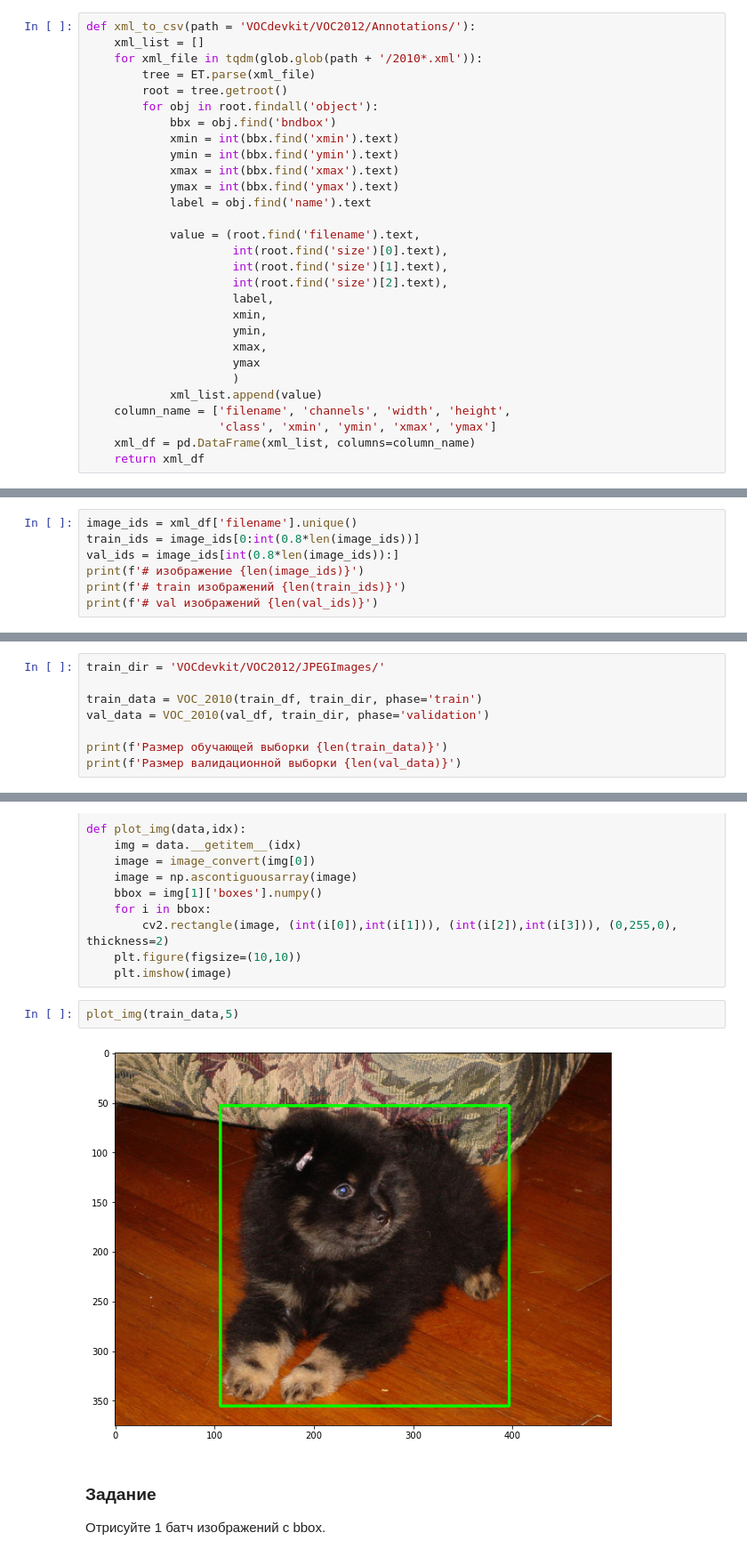
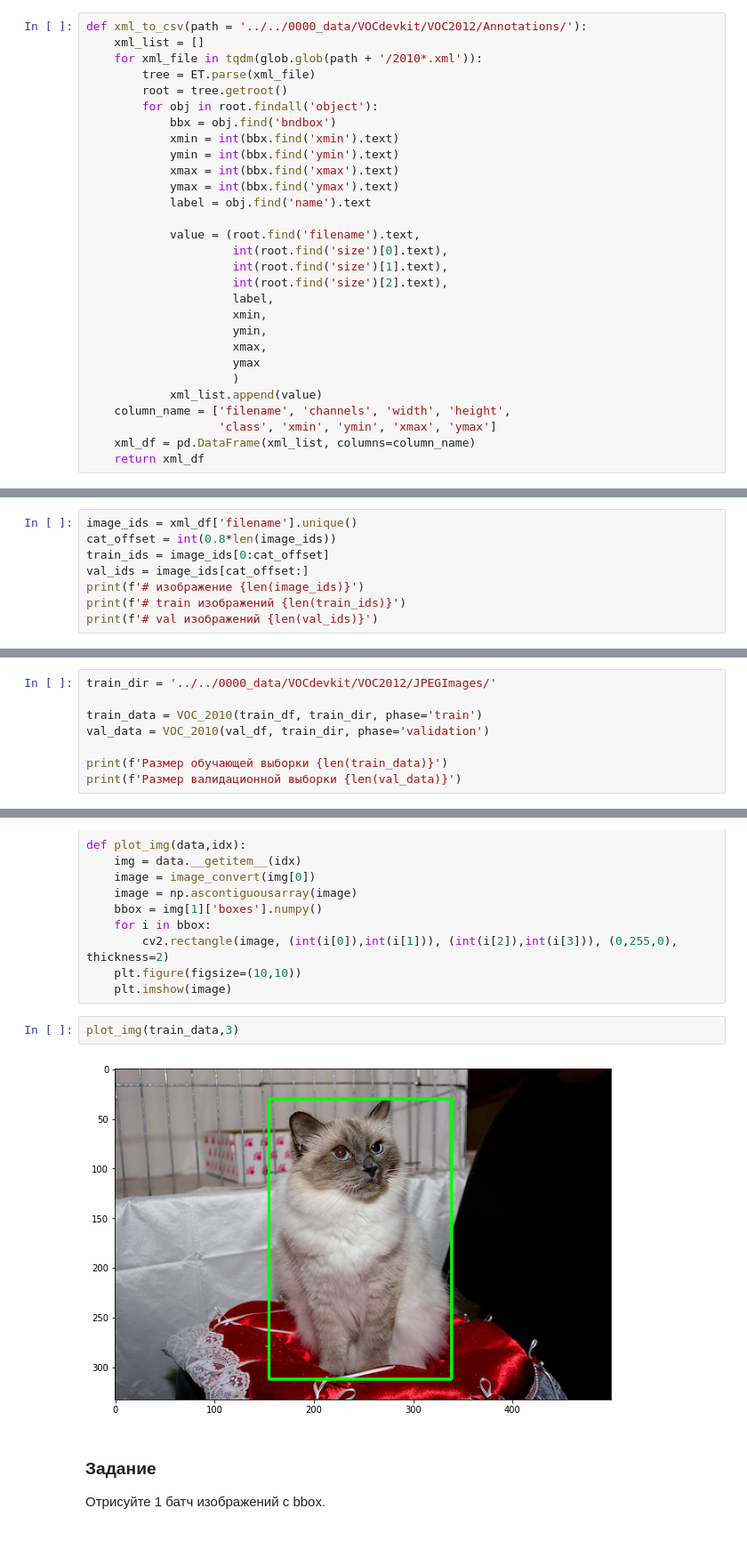
Before and after one commit to brovkin-vn/0058_DS, a Jupyter notebook: cv-10/Модуль_12_fasterRCNN.ipynb, the cells around one changed output, grey strips where cells are left out. Shown: that part at 89% size. Cells and saved outputs as stored; diff of their text form.

```diff
--- a/cv-10/Модуль_12_fasterRCNN.ipynb
+++ b/cv-10/Модуль_12_fasterRCNN.ipynb
@@ -51,7 +84,7 @@ if not os.path.exists("VOCdevkit"):
 # %% [markdown]
 Экспортируем информацию из аннотаций с помощью функции `xml_to_csv`.
 # %%
-def xml_to_csv(path = 'VOCdevkit/VOC2012/Annotations/'):
+def xml_to_csv(path = '../../0000_data/VOCdevkit/VOC2012/Annotations/'):
     xml_list = []
     for xml_file in tqdm(glob.glob(path + '/2010*.xml')):
         tree = ET.parse(xml_file)
@@ -126,8 +159,9 @@ xml_df.head()
 Разделим выборку на train и val.
 # %%
 image_ids = xml_df['filename'].unique()
-train_ids = image_ids[0:int(0.8*len(image_ids))]
-val_ids = image_ids[int(0.8*len(image_ids)):]
+cat_offset = int(0.8*len(image_ids))
+train_ids = image_ids[0:cat_offset]
+val_ids = image_ids[cat_offset:]
 print(f'# изображение {len(image_ids)}')
 print(f'# train изображений {len(train_ids)}')
 print(f'# val изображений {len(val_ids)}')
@@ -209,7 +252,7 @@ class VOC_2010(Dataset):
 
         return image, target, image_id
 # %%
-train_dir = 'VOCdevkit/VOC2012/JPEGImages/'
+train_dir = '../../0000_data/VOCdevkit/VOC2012/JPEGImages/'
 
 train_data = VOC_2010(train_df, train_dir, phase='train')
 val_data = VOC_2010(val_df, train_dir, phase='validation')
@@ -257,9 +300,9 @@ def plot_img(data,idx):
     plt.figure(figsize=(10,10))
     plt.imshow(image)
 # %%
-plot_img(train_data,5)
+plot_img(train_data,3)
 # %% [output]
-[figure, old version]
+[figure, new version]
 # %% [markdown]
 ### Задание
 
```
Also changed, not shown: parts of 12 cells of this notebook, 2 other files.
